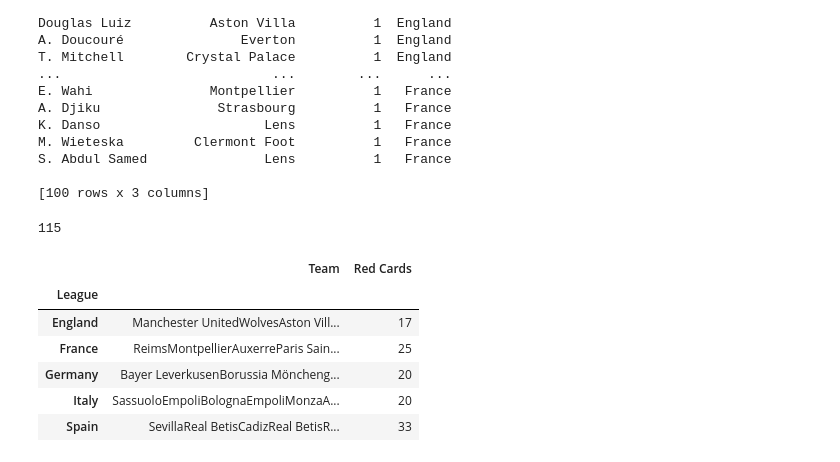
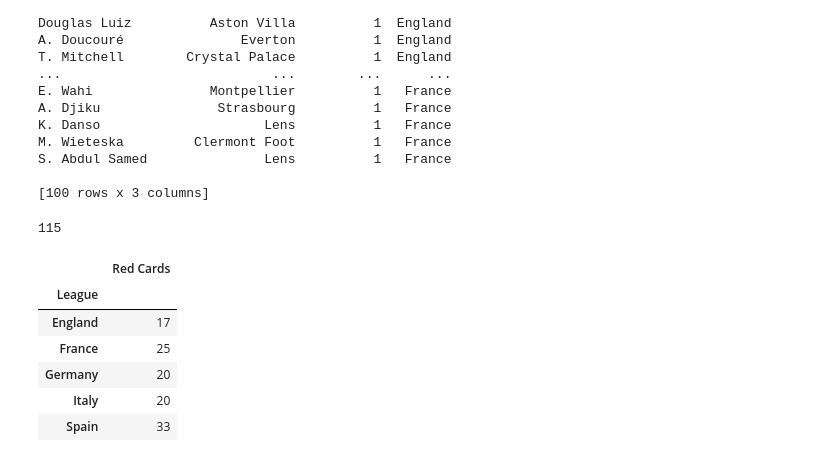
Before and after one commit to Faraj11/FinalProject3120, a Jupyter notebook: FinalProject.ipynb, the cells around one changed output. Cells and saved outputs as stored; diff of their text form; code cells hidden in the pictures.

```diff
--- a/FinalProject.ipynb
+++ b/FinalProject.ipynb
@@ -50,4 +65,0 @@ def calculations (league_id, season, country):
-# %%
-for league_id, country in leagues.items():
-    calculations(league_id, season, country)
-plt.show()
@@ -101,13 +130,15 @@ S. Abdul Samed               Lens          1   France
 [100 rows x 3 columns]
 # %%
 print(final_df['Red Cards'].sum())
-final_df.groupby('League').sum()
+cardDF = final_df.groupby('League').sum()
+cardDF = cardDF.drop('Team', axis=1)
+cardDF
 # %% [output]
 115
-|  | Team | Red Cards |
-| League |  |  |
-| England | Manchester UnitedWolvesAston Vill... | 17 |
-| France | ReimsMontpellierAuxerreParis Sain... | 25 |
-| Germany | Bayer LeverkusenBorussia Möncheng... | 20 |
-| Italy | SassuoloEmpoliBolognaEmpoliMonzaA... | 20 |
-| Spain | SevillaReal BetisCadizReal BetisR... | 33 |
+|  | Red Cards |
+| League |  |
+| England | 17 |
+| France | 25 |
+| Germany | 20 |
+| Italy | 20 |
+| Spain | 33 |
```
Also changed, not shown: parts of 7 cells of this notebook.
